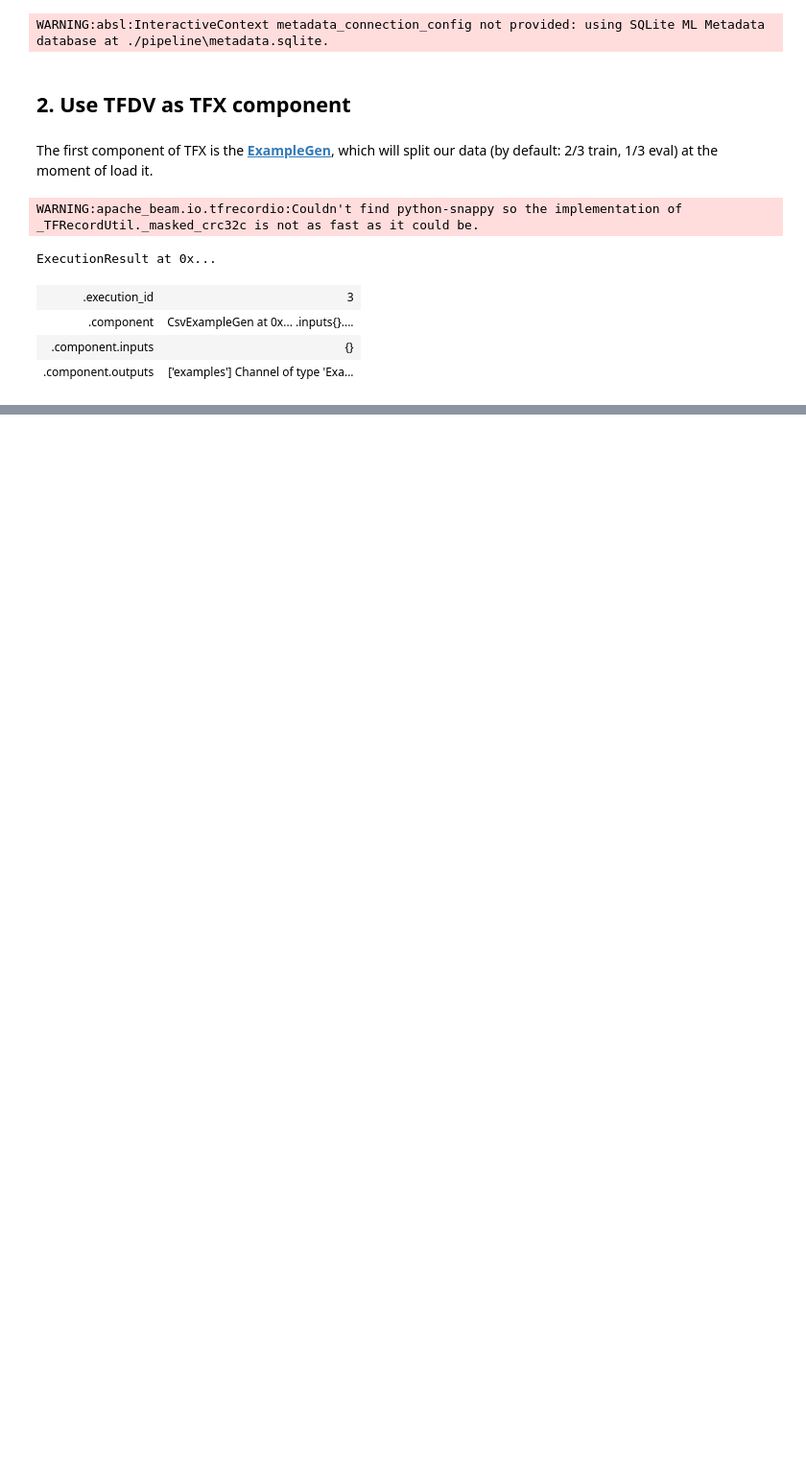
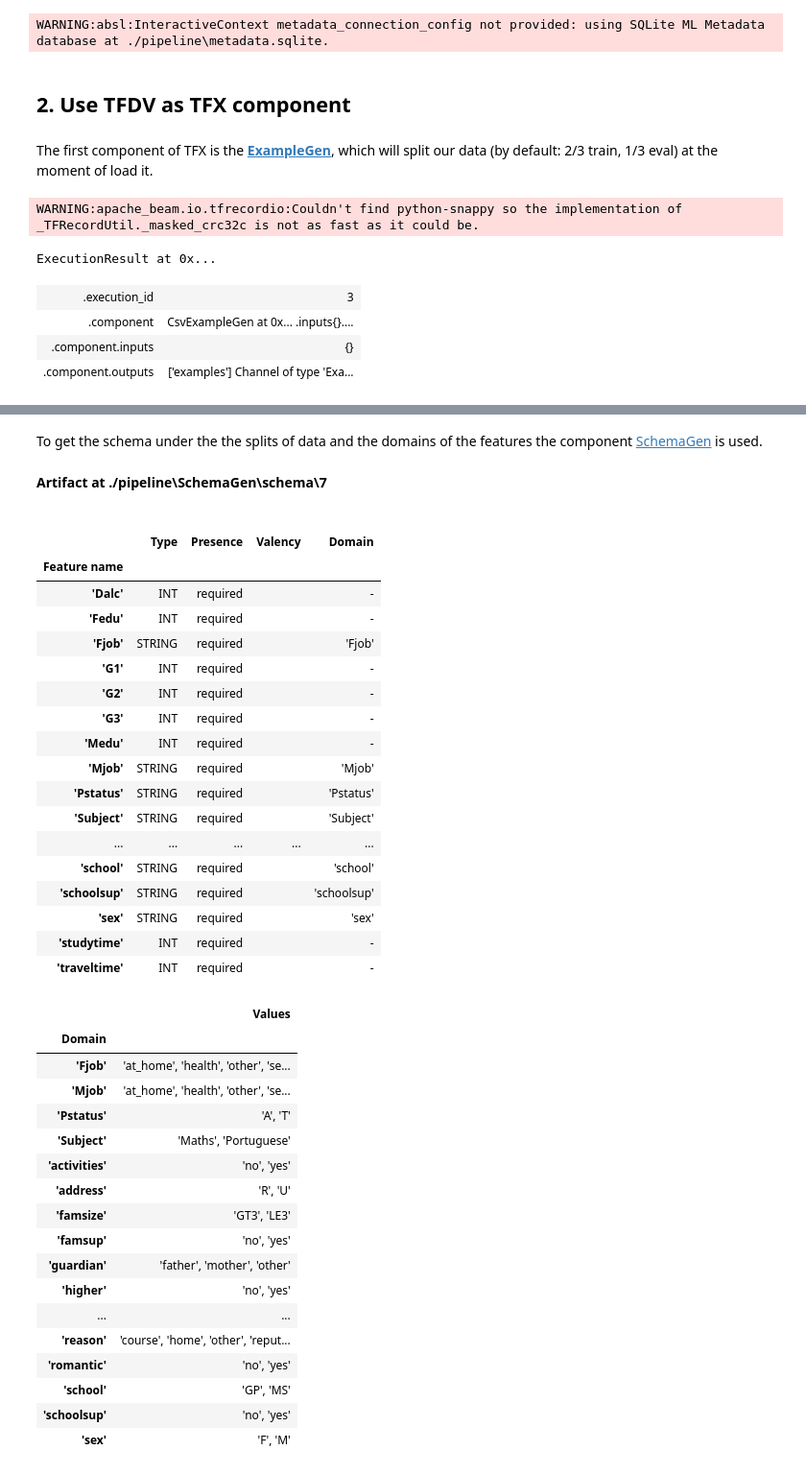
Before and after one commit to saraalgo/Feature-engineering-with-TF, a Jupyter notebook: 02-FeatureEng_TFExtended/FE_TFX.ipynb, the cells around one changed output, grey strips where cells are left out. Shown at 96% size. Cells and saved outputs as stored; diff of their text form; code cells hidden in the pictures; blank space fills up the shorter version.

Commit message:
added component Statistics and SchemaGen

```diff
--- a/02-FeatureEng_TFExtended/FE_TFX.ipynb
+++ b/02-FeatureEng_TFExtended/FE_TFX.ipynb
@@ -92,0 +127,5 @@ To check that the df has been properly loaded it is possible to check some of th
+# %%
+statgen = StatisticsGen(examples=exgen.outputs['examples'])
+
+context.run(statgen)
+context.show(statgen.outputs['statistics'])
@@ -92,0 +138,45 @@ To check that the df has been properly loaded it is possible to check some of th
+# %% [markdown]
+To get the schema under the the splits of data and the domains of the features the component [SchemaGen](https://www.tensorflow.org/tfx/guide/schemagen) is used.
+# %%
+schegen = SchemaGen(statistics=statgen.outputs['statistics'])
+
+context.run(schegen)
+context.show(schegen.outputs['schema'])
+# %% [output]
+Artifact at ./pipeline\SchemaGen\schema\7
+|  | Type | Presence | Valency | Domain |
+| Feature name |  |  |  |  |
+| 'Dalc' | INT | required |  | - |
+| 'Fedu' | INT | required |  | - |
+| 'Fjob' | STRING | required |  | 'Fjob' |
+| 'G1' | INT | required |  | - |
+| 'G2' | INT | required |  | - |
+| 'G3' | INT | required |  | - |
+| 'Medu' | INT | required |  | - |
+| 'Mjob' | STRING | required |  | 'Mjob' |
+| 'Pstatus' | STRING | required |  | 'Pstatus' |
+| 'Subject' | STRING | required |  | 'Subject' |
+| ... | ... | ... | ... | ... |
+| 'school' | STRING | required |  | 'school' |
+| 'schoolsup' | STRING | required |  | 'schoolsup' |
+| 'sex' | STRING | required |  | 'sex' |
+| 'studytime' | INT | required |  | - |
+| 'traveltime' | INT | required |  | - |
+|  | Values |
+| Domain |  |
+| 'Fjob' | 'at_home', 'health', 'other', 'se... |
+| 'Mjob' | 'at_home', 'health', 'other', 'se... |
+| 'Pstatus' | 'A', 'T' |
+| 'Subject' | 'Maths', 'Portuguese' |
+| 'activities' | 'no', 'yes' |
+| 'address' | 'R', 'U' |
+| 'famsize' | 'GT3', 'LE3' |
+| 'famsup' | 'no', 'yes' |
+| 'guardian' | 'father', 'mother', 'other' |
+| 'higher' | 'no', 'yes' |
+| ... | ... |
+| 'reason' | 'course', 'home', 'other', 'reput... |
+| 'romantic' | 'no', 'yes' |
+| 'school' | 'GP', 'MS' |
+| 'schoolsup' | 'no', 'yes' |
+| 'sex' | 'F', 'M' |
```
Also changed, not shown: parts of 6 cells of this notebook, 2 other files.
